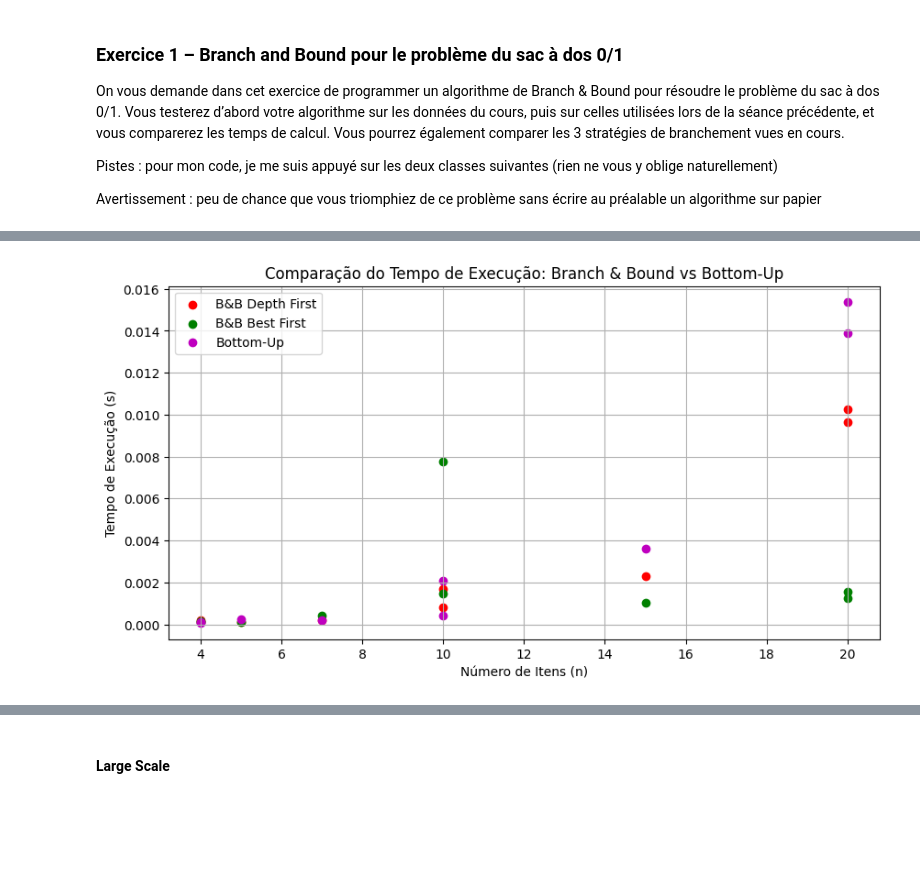
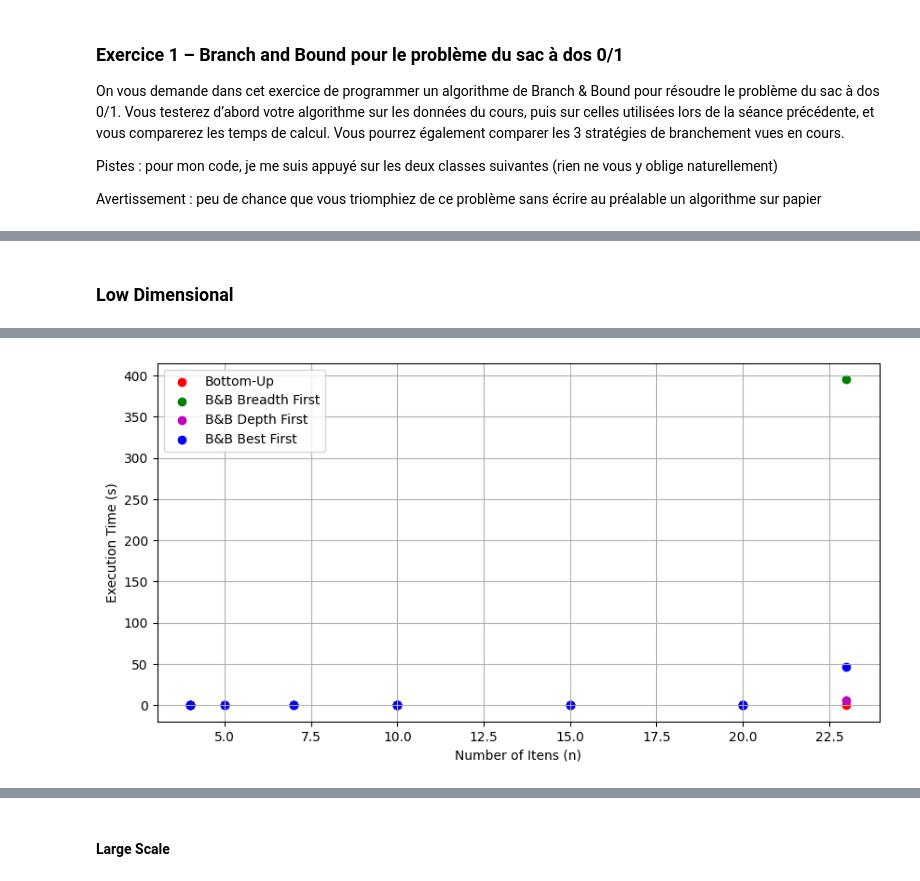
Before and after one commit to RodrigoFernandes-DA/TPs_Univ, a Jupyter notebook: Recherche Operationelle/TP4 - Branch & Bound.ipynb, the cells around one changed output, grey strips where cells are left out. Cells and saved outputs as stored; diff of their text form; code cells hidden in the pictures; blank space fills up the shorter version.

```diff
--- a/Recherche Operationelle/TP4 - Branch & Bound.ipynb
+++ b/Recherche Operationelle/TP4 - Branch & Bound.ipynb
@@ -222,8 +233,10 @@ def knapsack_BU(itens, W):
     n = len(itens)
 
     dp = [[0] * (W + 1) for _ in range(n + 1)] # Zero Matrix with (n+1) rows and (W+1) columns
+    n_it = 0
 
     for i in range(n): # for each item
+        n_it = n_it + 1
         ri, wi = itens[i]
         wi = int(wi)
 
@@ -236,4 +249,4 @@ def knapsack_BU(itens, W):
                 dp[i + 1][x] = max(dp[i + 1][x], ri + dp[i][x - wi])
 
     # The maximum possible value is in the last cell of the matrix
-    return dp[n][W]
+    return dp[n][W], n_it
@@ -240,9 +255,9 @@ def knapsack_BU(itens, W):
 # %%
-path = "./instances_01_KP/low-dimensional/f8_l-d_kp_23_10000"
+path = "./instances_01_KP/low-dimensional/f10_l-d_kp_20_879"
 dataset = np.loadtxt(path)
 
 n = int(dataset[0][0])
-cap = dataset[0][1]
+wmax = dataset[0][1]
 itens = dataset[1:]
 
 weights = dataset[1:,1]
@@ -251,6 +266,6 @@ values = dataset[1:,0]
 print(weights)
 print(values)
 
-unordered = [((v, w), i) for i, (v, w) in enumerate(zip(values, weights))]
-ordered = sorted([((v, w), i) for i, (v, w) in enumerate(zip(values, weights))], key = lambda tup: float(tup[0][0])/tup[0][1], reverse = True)
+times = {method: [] for method in methods}
+n_values = []
 # %% [output]
@@ -261,6 +275,0 @@ ordered = sorted([((v, w), i) for i, (v, w) in enumerate(zip(values, weights))],
-# %%
-Knapsack = KPBB_BestFirst(cap, values, weights)
-bestValue, bestTaken = Knapsack.solve()
-
-print("Melhor valor encontrado:", bestValue)
-print("Índices dos itens escolhidos:", bestTaken)
@@ -270,3 +317,5 @@ Melhor valor encontrado: 9767.0
+# %% [markdown]
+### Low Dimensional
 # %%
 datasets = []
 listing = os.listdir("./instances_01_KP/low-dimensional/")
@@ -276,21 +325,20 @@ for infile in listing:
     data = np.loadtxt(path)
     datasets.append(data)
 # %%
-# Dicionário de métodos a serem comparados
 methods = {
-    # "B&B Breadth First": KPBB_BreadthFirst,
+    "Bottom-Up": knapsack_BU,
+    "B&B Breadth First": KPBB_BreadthFirst,
     "B&B Depth First": KPBB_DepthFirst,
-    "B&B Best First": KPBB_BestFirst,
-    "Bottom-Up": knapsack_BU  # Função, não classe
+    "B&B Best First": KPBB_BestFirst
 }
 
-# Dicionário para armazenar tempos de execução
+# Dic to store exec times
 times = {method: [] for method in methods}
 n_values = []
 
 for dataset in datasets:
-    n = dataset[0][0]  # Número de itens
-    wmax = dataset[0][1]  # Capacidade da mochila
+    n = int(dataset[0][0])
+    wmax = dataset[0][1]
     itens = dataset[1:]
     weights = dataset[1:, 1]
     values = dataset[1:, 0]
@@ -301,29 +349,29 @@ for dataset in datasets:
         tic = time.perf_counter()
 
         if method_name == "Bottom-Up":
-            bestValue = method(itens, wmax)  # Chamada da função direta
+            bestValue, n_it = method(itens, wmax)
             bestTaken = None
         else:
             knapsack_solver = method(wmax, values, weights)
-            bestValue, bestTaken = knapsack_solver.solve()
+            bestValue, bestTaken, n_it = knapsack_solver.solve()
 
         toc = time.perf_counter()
         times[method_name].append(toc - tic)
+        print(f"{method_name} = {(toc - tic):.4f}s, {n_it} iterations")
 
     n_values.append(n)
-    # print("Melhor valor encontrado:", bestValue)
-    # print("Índices dos itens escolhidos:", bestTaken)
+    print("Best value found:", bestValue)
+    print("Chosen itens:", bestTaken)
 
-# Plotagem dos tempos de execução
+# Plot exec times
 plt.figure(figsize=(10, 5))
-colors = ['r', 'g', 'm', 'b']  # Cores para os métodos
+colors = ['r', 'g', 'm', 'b']
 
 for (method_name, method_times), color in zip(times.items(), colors):
     plt.scatter(n_values, method_times, marker='o', linestyle='-', color=color, label=method_name)
 
-plt.xlabel("Número de Itens (n)")
-plt.ylabel("Tempo de Execução (s)")
-plt.title("Comparação do Tempo de Execução: Branch & Bound vs Bottom-Up")
+plt.xlabel("Number of Itens (n)")
+plt.ylabel("Execution Time (s)")
 plt.legend()
 plt.grid(True)
 plt.show()
@@ -348 +396 @@ plt.show()
-[figure, old version]
+[figure, new version]
```
Also changed, not shown: parts of 17 cells of this notebook, 2 other files.
